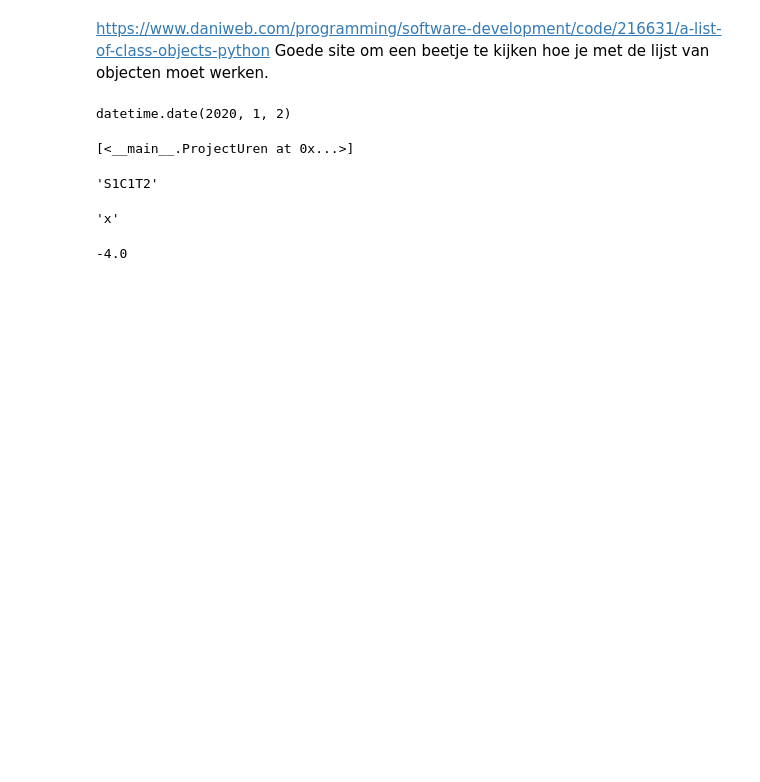
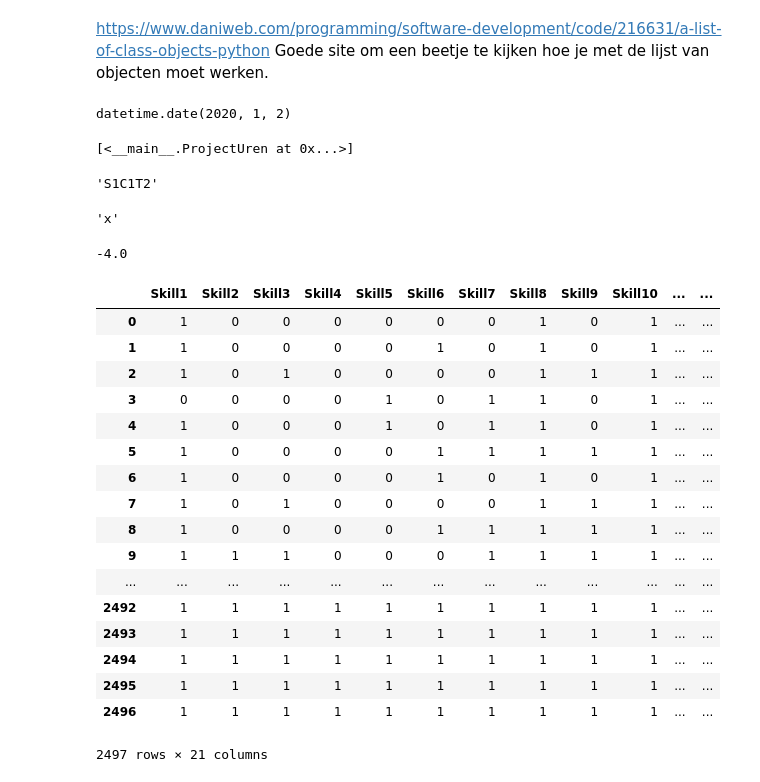
Before and after one commit to Robbertvld/Modelleren, a Jupyter notebook: Verslag.ipynb, the cells around one changed output. Drawn from its saved outputs; the diff is of its cells as text; code cells hidden in the pictures; blank space fills up the shorter version.

```diff
--- a/Verslag.ipynb
+++ b/Verslag.ipynb
@@ -403,3 +411,24 @@ VindRoosterdag(5,datetime.date(2020,1, 1)).projectUren.project
 werkdagen[10].urenTeGaan
 # %% [output]
 -4.0
+# %%
+dfCrewCombined
+# %% [output]
+|  | Skill1 | Skill2 | Skill3 | Skill4 | Skill5 | Skill6 | Skill7 | Skill8 | Skill9 | Skill10 | ... | ... |
+| 0 | 1 | 0 | 0 | 0 | 0 | 0 | 0 | 1 | 0 | 1 | ... | ... |
+| 1 | 1 | 0 | 0 | 0 | 0 | 1 | 0 | 1 | 0 | 1 | ... | ... |
+| 2 | 1 | 0 | 1 | 0 | 0 | 0 | 0 | 1 | 1 | 1 | ... | ... |
+| 3 | 0 | 0 | 0 | 0 | 1 | 0 | 1 | 1 | 0 | 1 | ... | ... |
+| 4 | 1 | 0 | 0 | 0 | 1 | 0 | 1 | 1 | 0 | 1 | ... | ... |
+| 5 | 1 | 0 | 0 | 0 | 0 | 1 | 1 | 1 | 1 | 1 | ... | ... |
+| 6 | 1 | 0 | 0 | 0 | 0 | 1 | 0 | 1 | 0 | 1 | ... | ... |
+| 7 | 1 | 0 | 1 | 0 | 0 | 0 | 0 | 1 | 1 | 1 | ... | ... |
+| 8 | 1 | 0 | 0 | 0 | 0 | 1 | 1 | 1 | 1 | 1 | ... | ... |
+| 9 | 1 | 1 | 1 | 0 | 0 | 0 | 1 | 1 | 1 | 1 | ... | ... |
+| ... | ... | ... | ... | ... | ... | ... | ... | ... | ... | ... | ... | ... |
+| 2492 | 1 | 1 | 1 | 1 | 1 | 1 | 1 | 1 | 1 | 1 | ... | ... |
+| 2493 | 1 | 1 | 1 | 1 | 1 | 1 | 1 | 1 | 1 | 1 | ... | ... |
+| 2494 | 1 | 1 | 1 | 1 | 1 | 1 | 1 | 1 | 1 | 1 | ... | ... |
+| 2495 | 1 | 1 | 1 | 1 | 1 | 1 | 1 | 1 | 1 | 1 | ... | ... |
+| 2496 | 1 | 1 | 1 | 1 | 1 | 1 | 1 | 1 | 1 | 1 | ... | ... |
+2497 rows × 21 columns
```
Also changed, not shown: parts of 3 cells of this notebook, 1 other file.
